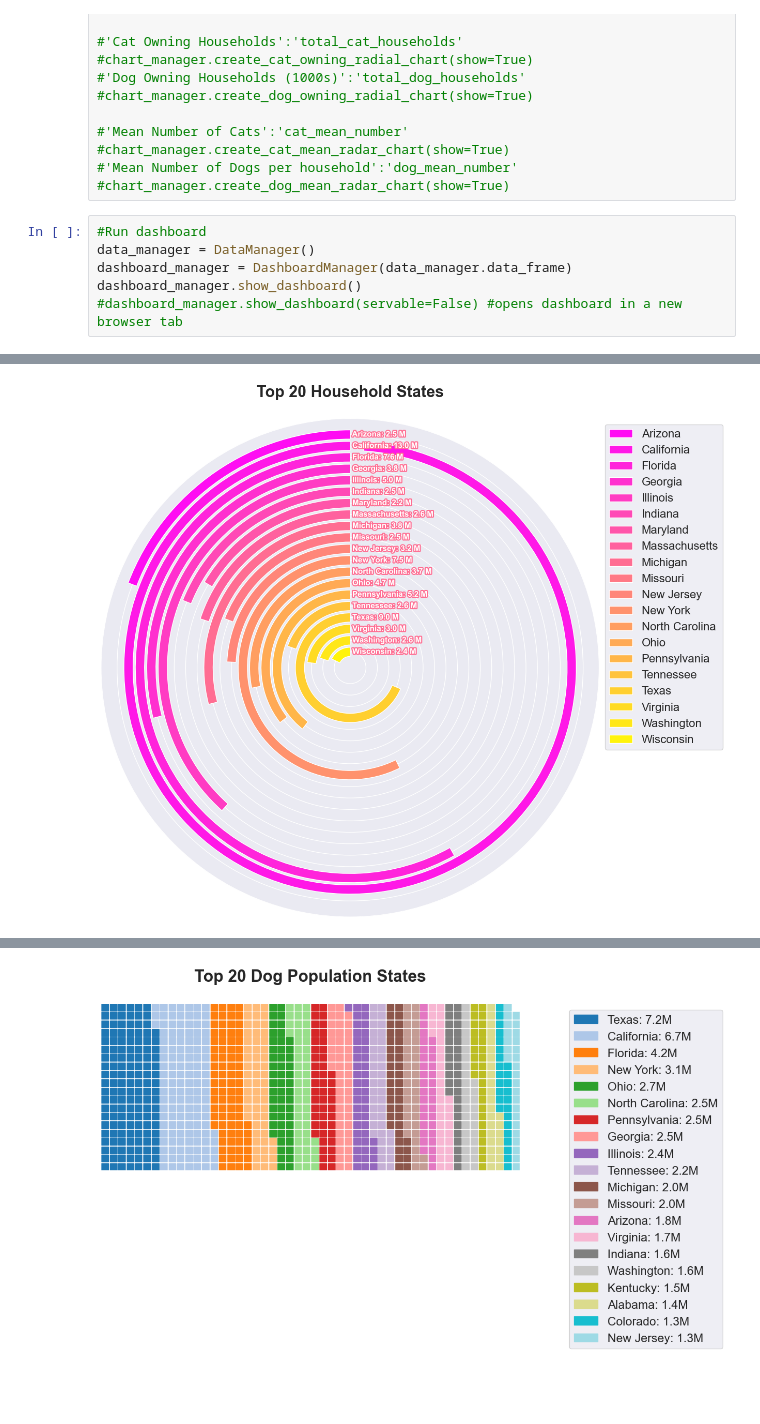
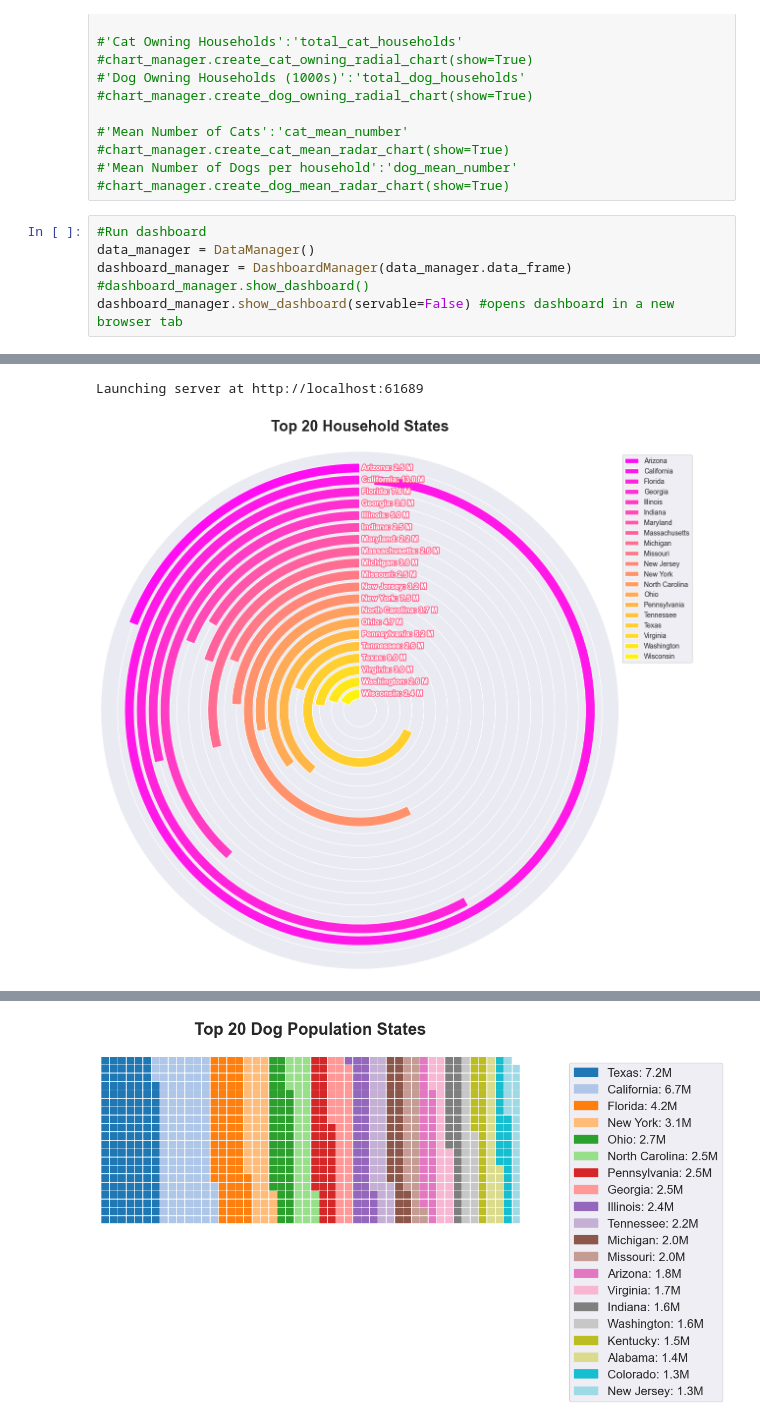
Before and after one commit to koval-vlad/Pet-Ownership-Analysis, a Jupyter notebook: pet_ownership_analysis.ipynb, the cells around one changed output, grey strips where cells are left out. Drawn from its saved outputs; the diff is of its cells as text; blank space fills up the shorter version.

```diff
--- a/pet_ownership_analysis.ipynb
+++ b/pet_ownership_analysis.ipynb
@@ -727,6 +727,6 @@ class DashboardManager:
 #Run dashboard
 data_manager = DataManager()
 dashboard_manager = DashboardManager(data_manager.data_frame)
-dashboard_manager.show_dashboard()
-#dashboard_manager.show_dashboard(servable=False) #opens dashboard in a new browser tab
+#dashboard_manager.show_dashboard()
+dashboard_manager.show_dashboard(servable=False) #opens dashboard in a new browser tab
 # %% [output]
@@ -734 +733,2 @@ dashboard_manager.show_dashboard()
+Launching server at http://localhost:61689
-[figure, old version]
+[figure, new version]
```
Also changed, not shown: parts of 2 cells of this notebook.
